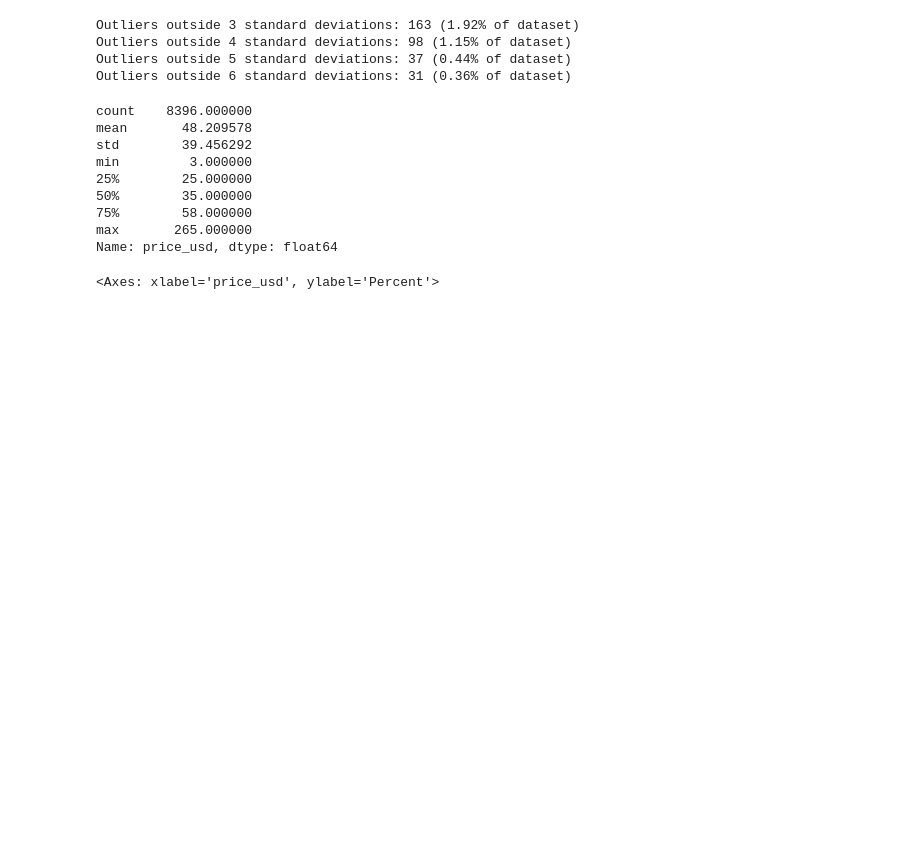
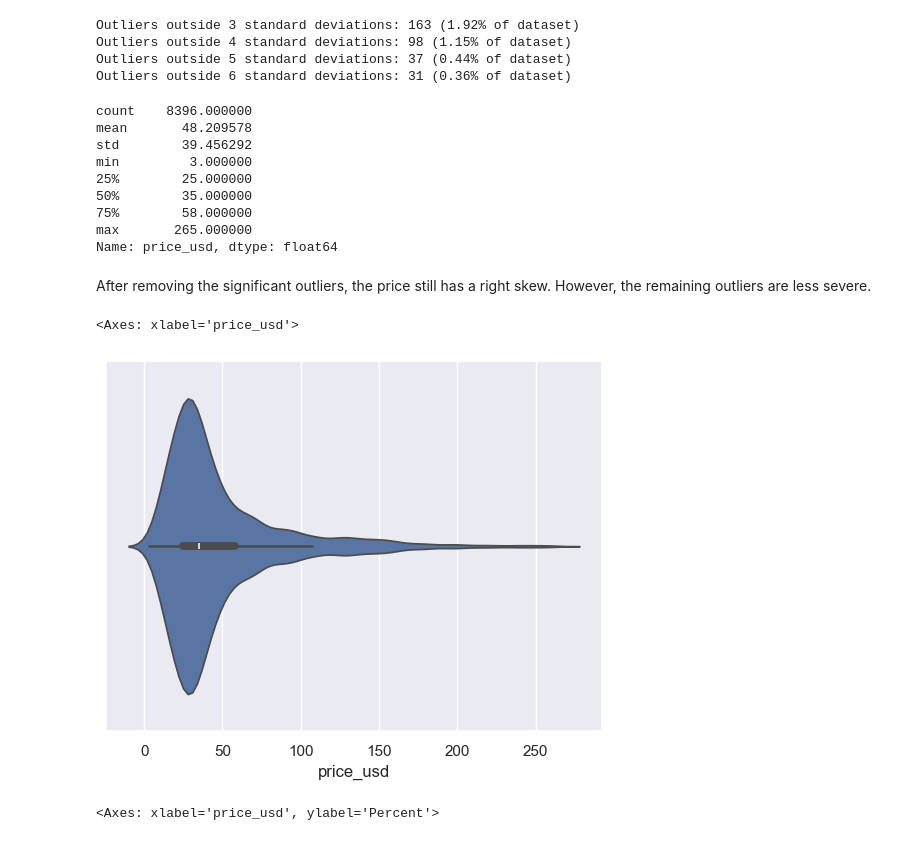
Before and after one commit to cmis1/MSDS, a Jupyter notebook: DTSA 5510/DTSA 5510 Final.ipynb, the cells around one changed output. Drawn from its saved outputs; the diff is of its cells as text; code cells hidden in the pictures; blank space fills up the shorter version.

```diff
--- a/DTSA 5510/DTSA 5510 Final.ipynb
+++ b/DTSA 5510/DTSA 5510 Final.ipynb
@@ -428,6 +431,13 @@ min         3.000000
 75%        58.000000
 max       265.000000
 Name: price_usd, dtype: float64
+# %% [markdown]
+After removing the significant outliers, the price still has a right skew.  However, the remaining outliers are less severe.
+# %%
+sns.violinplot(data=df_products, x='price_usd')
+# %% [output]
+<Axes: xlabel='price_usd'>
+[figure, added]
 # %%
 sns.histplot(data=df_products, x="price_usd", kde=True, stat="percent")
 # %% [output]
```
Also changed, not shown: parts of 29 cells of this notebook, 1 other file.
